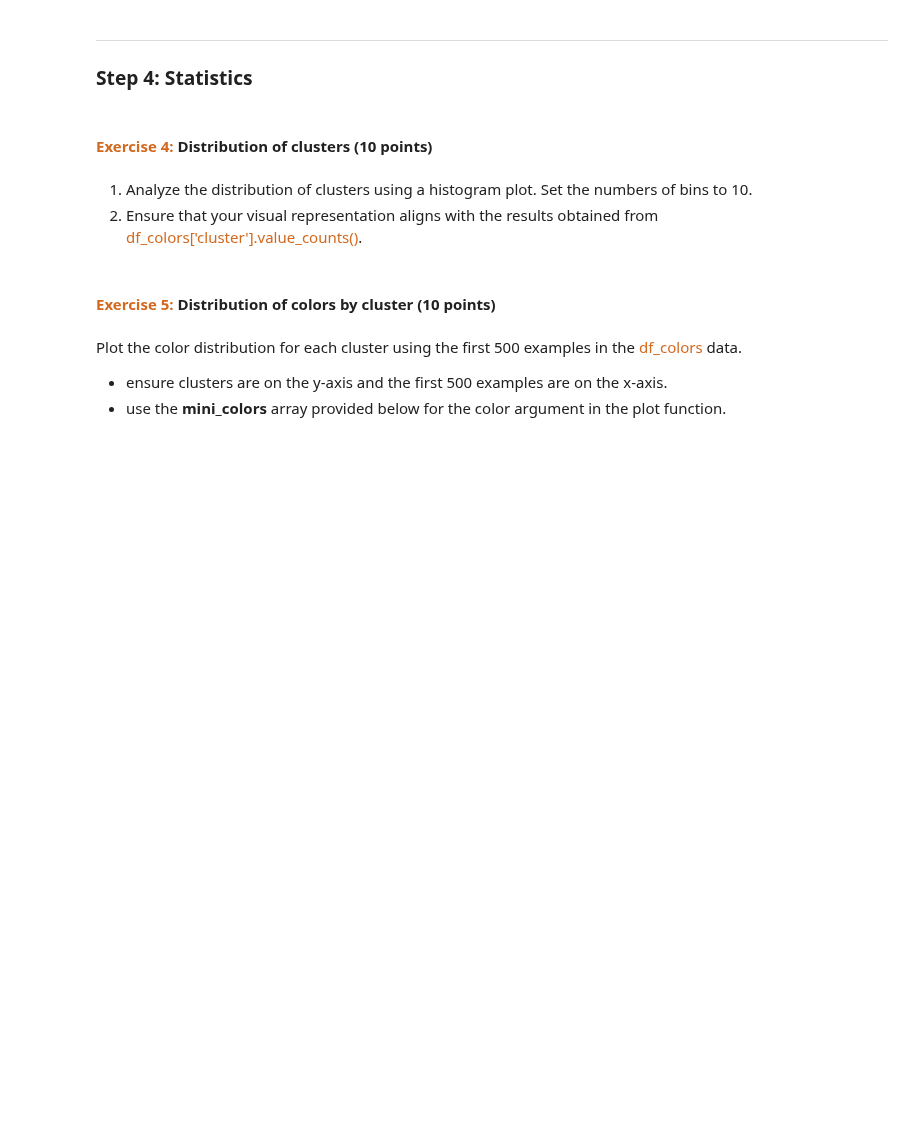
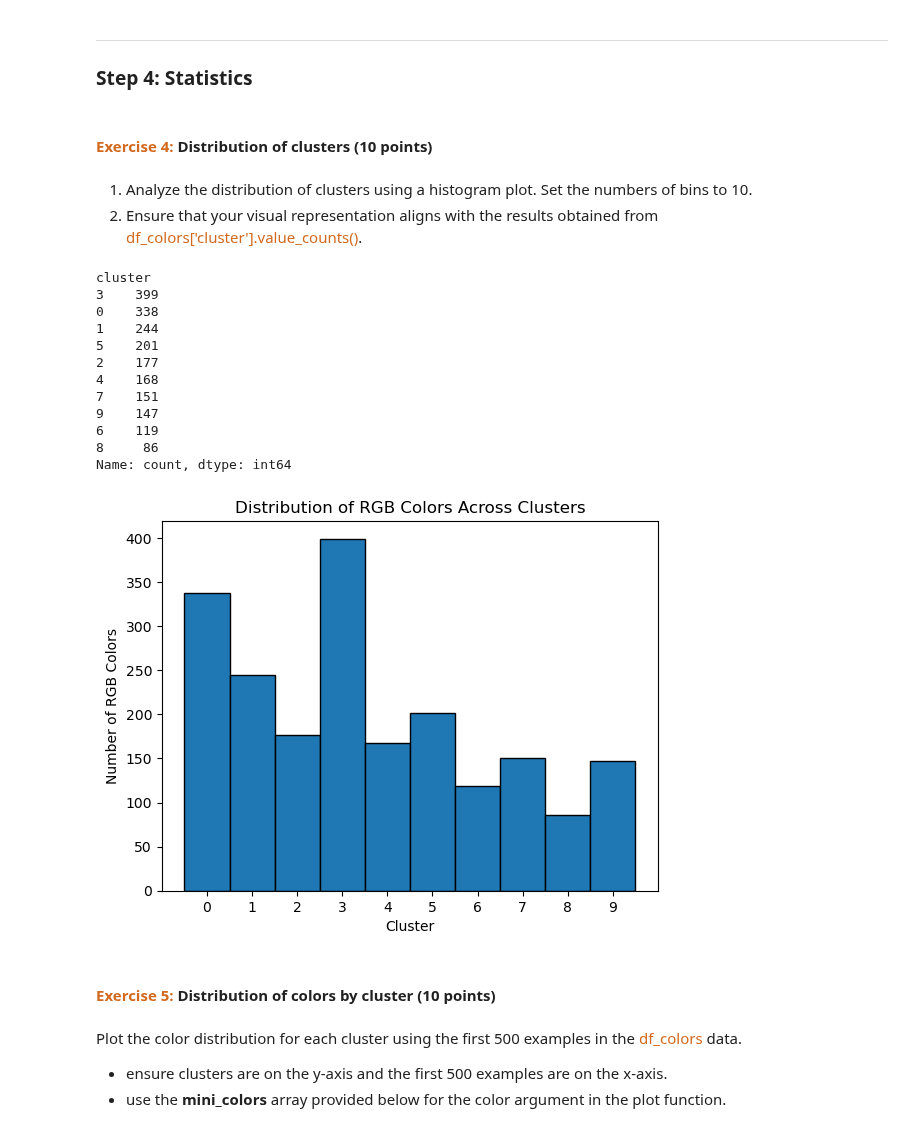
Before and after one commit to user10970/207_Machine_Learning, a Jupyter notebook: 08_Kmeans_Clustering.ipynb, the cells around one changed output. Drawn from its saved outputs; the diff is of its cells as text; code cells hidden in the pictures; blank space fills up the shorter version.

```diff
--- a/08_Kmeans_Clustering.ipynb
+++ b/08_Kmeans_Clustering.ipynb
@@ -106,18 +143,18 @@ X = np.array(df_colors.values)
 
 # define KMeans model
 def fit_kmeans(X, n_clusters, random_state):
-  ## YOUR CODE HERE ##
-  model = NotImplemented
+  model = KMeans(n_clusters=n_clusters, random_state=random_state, n_init=10)
+  model.fit(X)
   return model
 
 # fit KMeans model
-## YOUR CODE HERE ##
+model = fit_kmeans(X, n_clusters, random_state)
 
 # get cluster predictions
-## YOUR CODE HERE ##
+predictions = model.predict(X)
 
 # add predictions to df_colors
-## YOUR CODE HERE ##
+df_colors["cluster"] = predictions
 # %% [markdown]
 ---
 ### Step 4: Statistics
@@ -132,3 +167,28 @@ def fit_kmeans(X, n_clusters, random_state):
+# %%
+# Print the number of examples assigned to each cluster.
+print(df_colors['cluster'].value_counts())
+
+# Plot one bin centered on each of the 10 cluster labels.
+plt.hist(df_colors['cluster'], bins=np.arange(n_clusters + 1) - 0.5, edgecolor='black')
+plt.title('Distribution of RGB Colors Across Clusters')
+plt.xlabel('Cluster')
+plt.ylabel('Number of RGB Colors')
+plt.xticks(range(n_clusters))
+plt.show()
+# %% [output]
+cluster
+3    399
+0    338
+1    244
+5    201
+2    177
+4    168
+7    151
+9    147
+6    119
+8     86
+Name: count, dtype: int64
+[figure, added]
 # %% [markdown]
 #### <span style="color:chocolate"> Exercise 5:</span> Distribution of colors by cluster (10 points)
 # %% [markdown]
```
Also changed, not shown: parts of 13 cells of this notebook, 2 other files.
